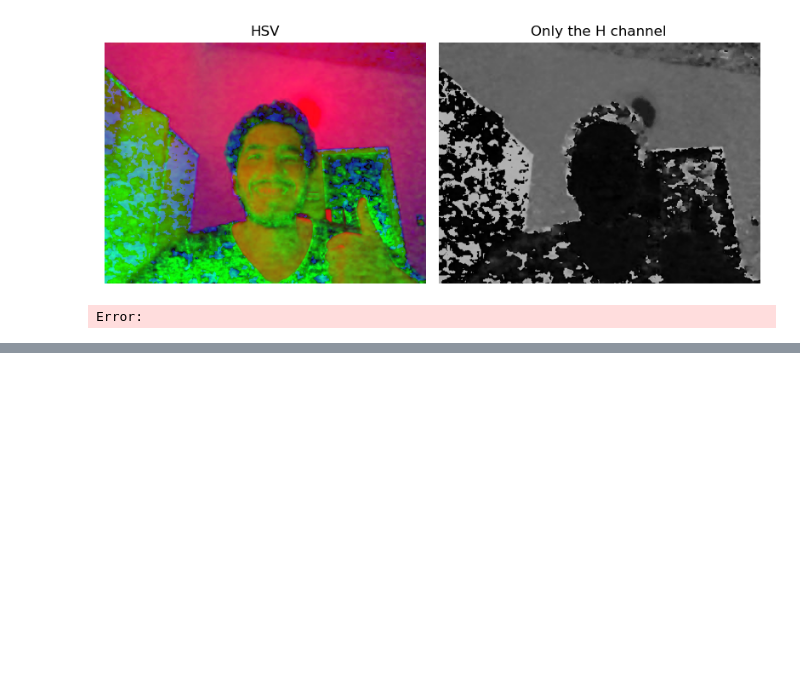
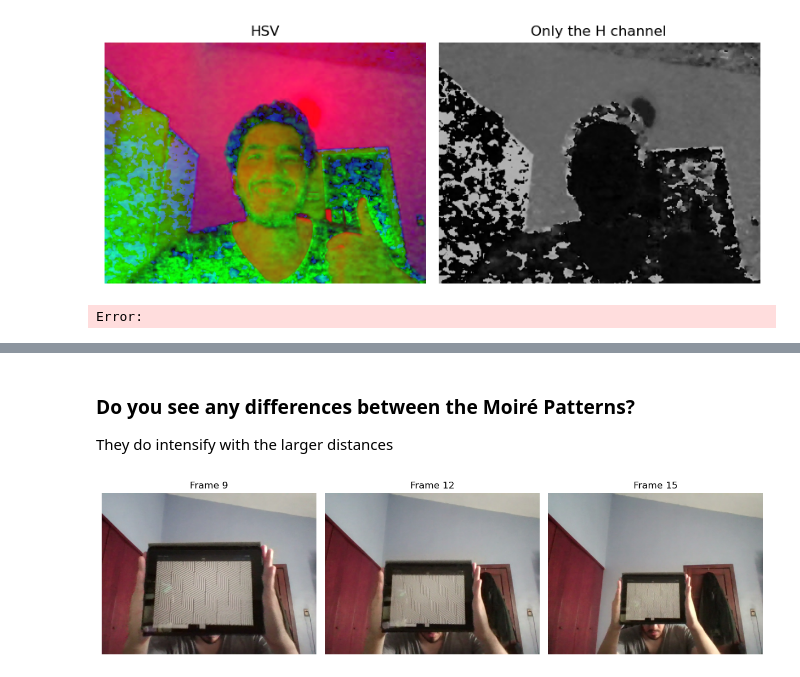
Before and after one commit to ComputerVisionTeam5/HW1, a Jupyter notebook: main.ipynb, the cells around one changed output, grey strips where cells are left out. Drawn from its saved outputs; the diff is of its cells as text; code cells hidden in the pictures; blank space fills up the shorter version.

```diff
--- a/main.ipynb
+++ b/main.ipynb
@@ -94,0 +238,12 @@ Error:
+# %% [markdown]
+### Do you see any differences between the Moiré Patterns?
+They do intensify with the larger distances
+# %%
+pattern_path = "images/pattern.jpg"
+frames = list()
+for i in range(num_frames):
+    frames.append(cv.imread(pattern_path.replace(".jpg", f'_frame_{i+1}.jpg')))
+
+plot_img(3,(12,6),["Frame 9", "Frame 12", "Frame 15"],[frames[8], frames[11],frames[14]])
+# %% [output]
+[figure, added]
```
Also changed, not shown: parts of 9 cells of this notebook, 41 other files.
